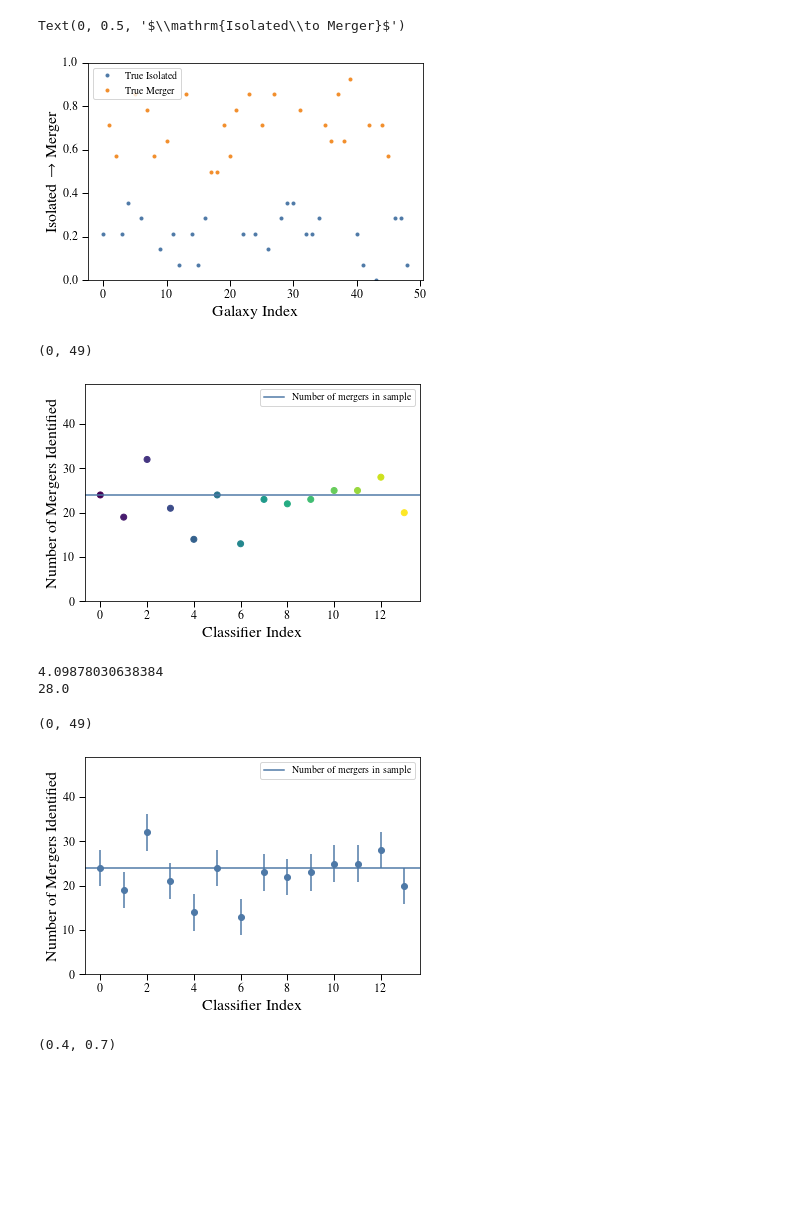
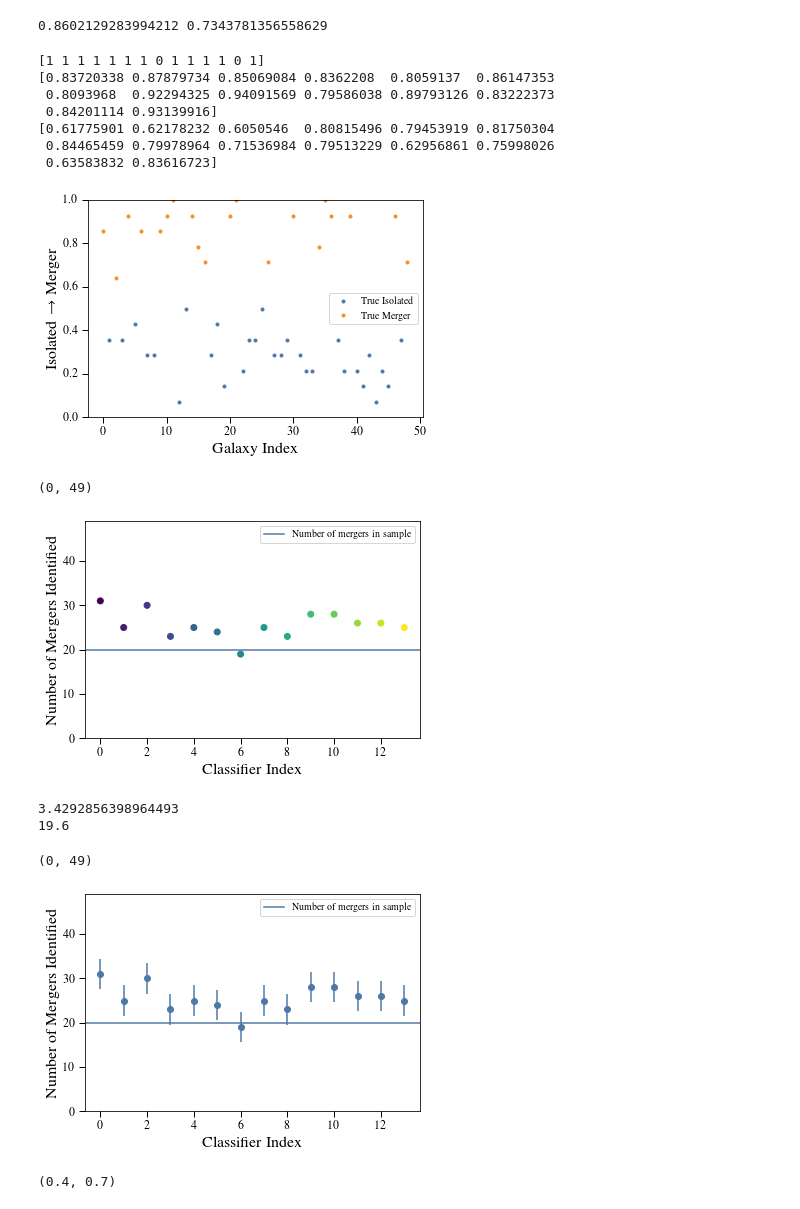
Before and after one commit to dncnwtts/merger_classification, a Jupyter notebook: simulated_analysis.ipynb, the cells around one changed output. Cells and saved outputs as stored; diff of their text form; code cells hidden in the pictures; blank space fills up the shorter version.

```diff
--- a/simulated_analysis.ipynb
+++ b/simulated_analysis.ipynb
@@ -25,9 +25,13 @@ f_M_sample = true_gals.sum()/N
 n = 14
 np.random.seed(0)
 # Classifier accuracy at identifying mergers
-r_Ms = np.random.uniform(low=0.5, high=0.8, size=n)
+r_Ms = np.random.uniform(low=0.7, high=0.95, size=n)
 # Classifier accuracy at identifying isolated galaxies
-r_Is = np.random.uniform(low=0.6, high=0.9, size=n)
+r_Is = np.random.uniform(low=0.6, high=0.85, size=n)
+
+print(r_Ms.mean(), r_Is.mean())
+# %% [output]
+0.8602129283994212 0.7343781356558629
 # %%
 # Matrix of classifier answers
 m = np.zeros((n, N), dtype='int')
@@ -46,9 +50,18 @@ plt.legend(loc='best')
 plt.ylim(0, 1)
 plt.xlabel('Galaxy Index')
 plt.ylabel(r'$\mathrm{Isolated\to Merger}$')
+print(m[:,0])
+print(r_Ms)
+print(r_Is)
 # %% [output]
-Text(0, 0.5, '$\\mathrm{Isolated\\to Merger}$')
+[1 1 1 1 1 1 1 0 1 1 1 1 0 1]
+[0.83720338 0.87879734 0.85069084 0.8362208  0.8059137  0.86147353
+ 0.8093968  0.92294325 0.94091569 0.79586038 0.89793126 0.83222373
+ 0.84201114 0.93139916]
+[0.61775901 0.62178232 0.6050546  0.80815496 0.79453919 0.81750304
+ 0.84465459 0.79978964 0.71536984 0.79513229 0.62956861 0.75998026
+ 0.63583832 0.83616723]
-[figure, old version]
+[figure, new version]
 # %%
 class_inds = np.arange(n)
 N_M = m.sum(axis=1)
@@ -60,23 +73,23 @@ plt.legend(loc='best')
 plt.ylim([0, N])
 # %% [output]
 (0, 49)
-[figure, old version]
+[figure, new version]
 # %%
-err = np.sqrt(f_M*(1-f_M)*70)
+err = np.sqrt(f_M*(1-f_M)*N)
 print(err)
-print(70*f_M)
+print(N*f_M)
 class_inds = np.arange(n)
 plt.errorbar(class_inds, N_M, err, fmt='o')
 plt.axhline(sum(true_gals), label='Number of mergers in sample')
 plt.xlabel('Classifier Index')
 plt.ylabel('Number of Mergers Identified')
 plt.legend(loc='best')
 plt.ylim([0, N])
 # %% [output]
-4.09878030638384
-28.0
+3.4292856398964493
+19.6
 (0, 49)
-[figure, old version]
+[figure, new version]
 # %%
 p = np.linspace(0, 1, 1000)
 from scipy.special import gamma
```
Also changed, not shown: parts of 14 cells of this notebook, 4 other files.
